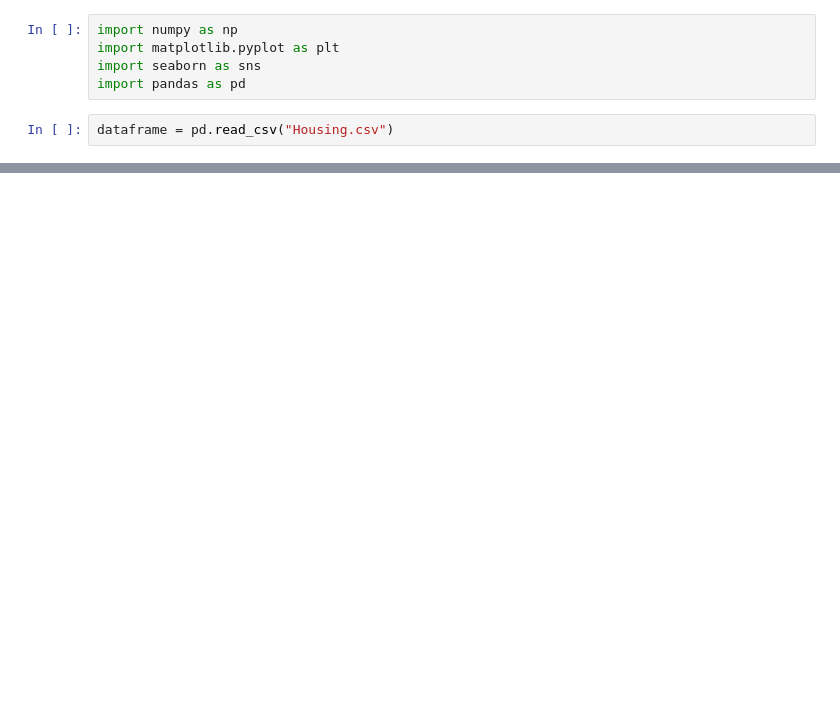
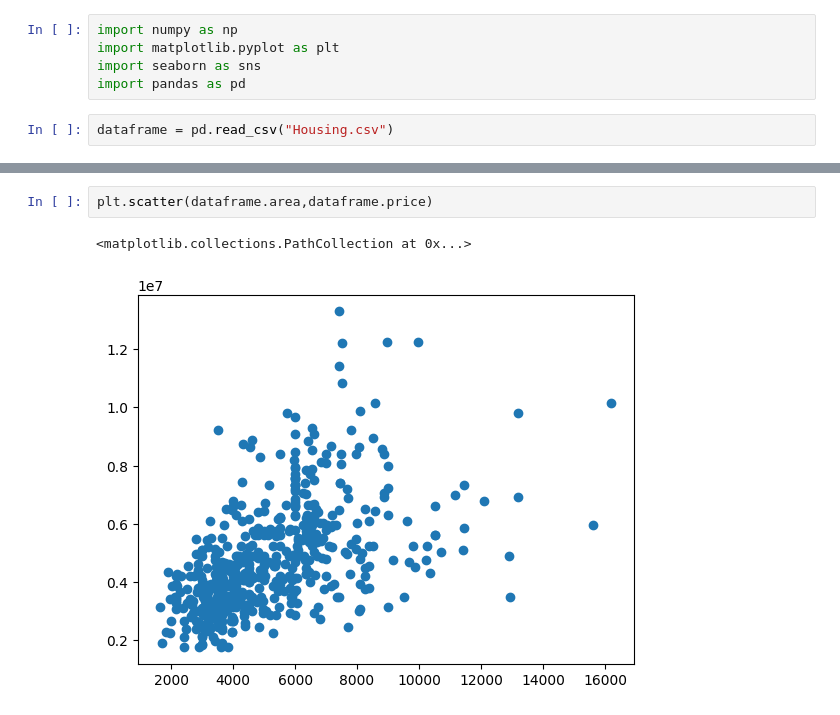
Before and after one commit to Karthic0/data-science-projects, a Jupyter notebook: house price/data science.ipynb, the cells around one changed output, grey strips where cells are left out. Drawn from its saved outputs; the diff is of its cells as text; blank space fills up the shorter version.

Commit message:
grapical visualization 1

```diff
--- a/house price/data science.ipynb
+++ b/house price/data science.ipynb
@@ -13,0 +45,5 @@ dataframe.head(2)
+# %%
+plt.scatter(dataframe.area,dataframe.price)
+# %% [output]
+<matplotlib.collections.PathCollection at 0x...>
+[figure, added]
```
Also changed, not shown: parts of 8 cells of this notebook.
